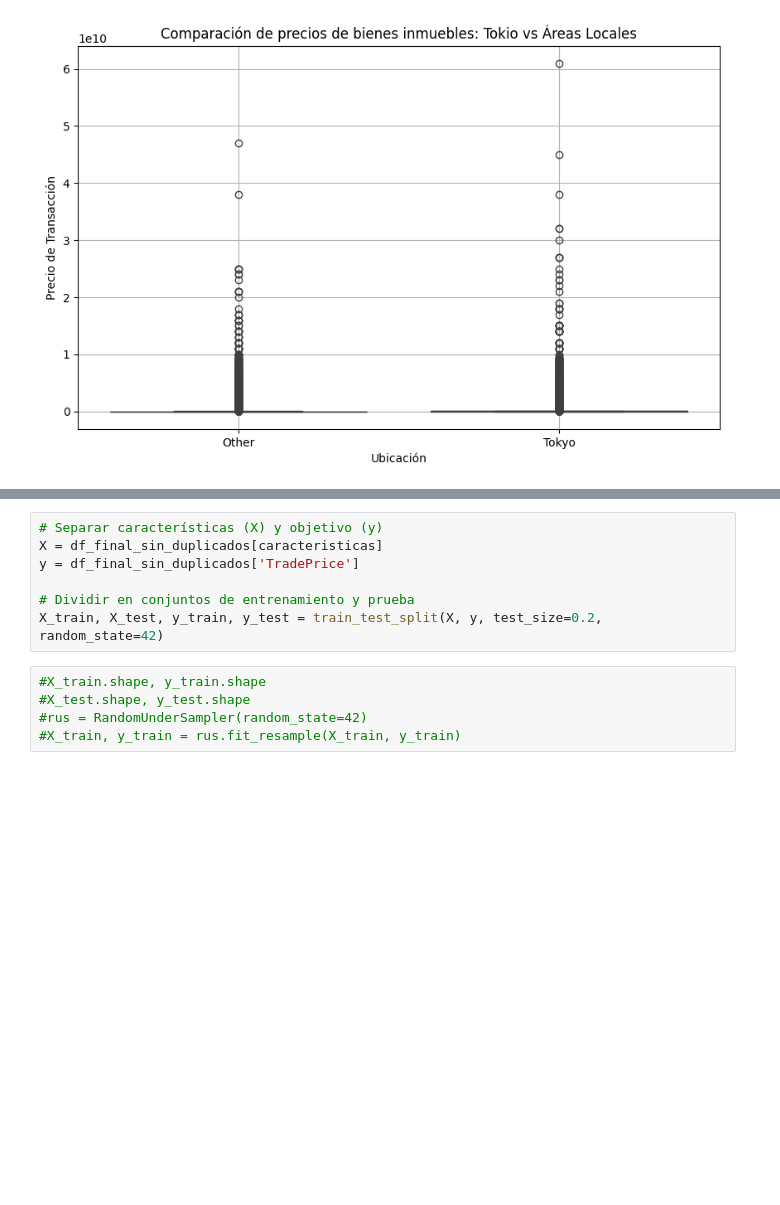
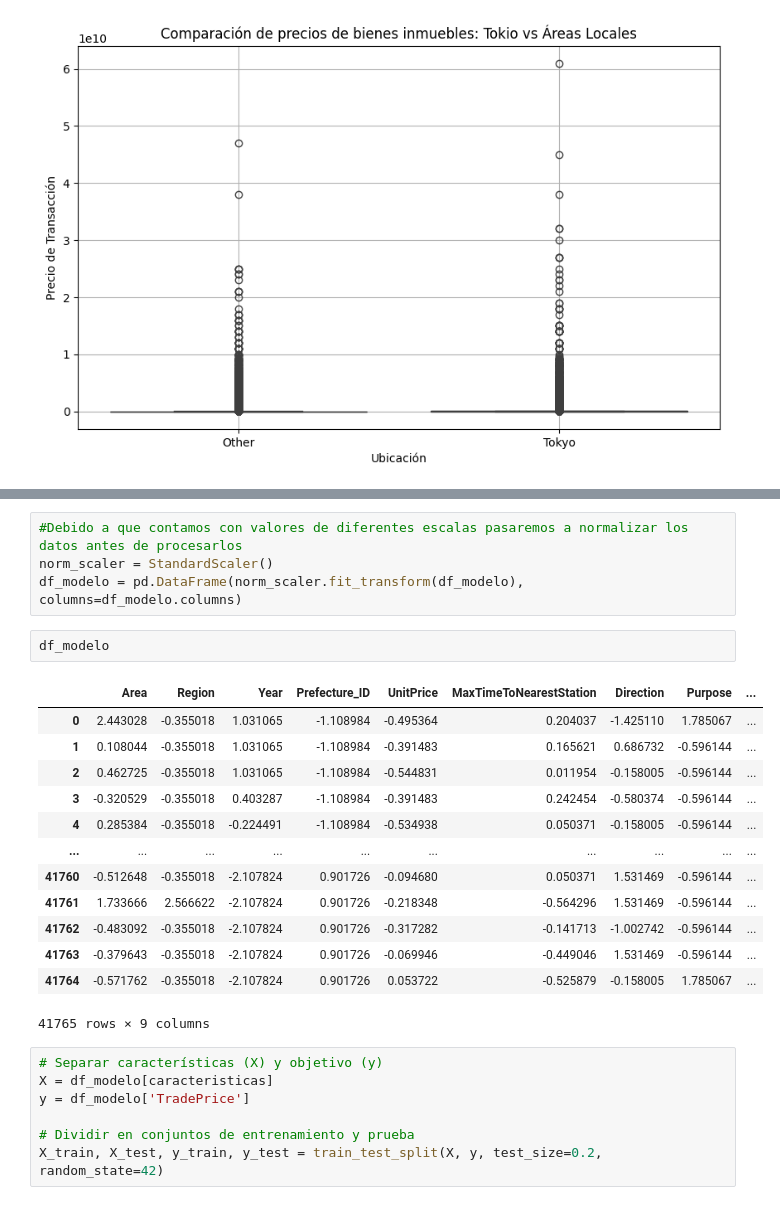
Before and after one commit to solangeroman/japanjapan_housing_data_housing_data, a Jupyter notebook: JAPAN_HOUSING.ipynb, the cells around one changed output, grey strips where cells are left out. Cells and saved outputs as stored; diff of their text form; blank space fills up the shorter version.

```diff
--- a/JAPAN_HOUSING.ipynb
+++ b/JAPAN_HOUSING.ipynb
@@ -218,12 +271,27 @@ df_final_sin_duplicados = df_final_sin_duplicados[caracteristicas + ['TradePrice
+# %%
+#Debido a que contamos con valores de diferentes escalas pasaremos a normalizar los datos antes de procesarlos
+norm_scaler = StandardScaler()
+df_modelo = pd.DataFrame(norm_scaler.fit_transform(df_modelo), columns=df_modelo.columns)
+# %%
+df_modelo
+# %% [output]
+|  | Area | Region | Year | Prefecture_ID | UnitPrice | MaxTimeToNearestStation | Direction | Purpose | ... |
+| 0 | 2.443028 | -0.355018 | 1.031065 | -1.108984 | -0.495364 | 0.204037 | -1.425110 | 1.785067 | ... |
+| 1 | 0.108044 | -0.355018 | 1.031065 | -1.108984 | -0.391483 | 0.165621 | 0.686732 | -0.596144 | ... |
+| 2 | 0.462725 | -0.355018 | 1.031065 | -1.108984 | -0.544831 | 0.011954 | -0.158005 | -0.596144 | ... |
+| 3 | -0.320529 | -0.355018 | 0.403287 | -1.108984 | -0.391483 | 0.242454 | -0.580374 | -0.596144 | ... |
+| 4 | 0.285384 | -0.355018 | -0.224491 | -1.108984 | -0.534938 | 0.050371 | -0.158005 | -0.596144 | ... |
+| ... | ... | ... | ... | ... | ... | ... | ... | ... | ... |
+| 41760 | -0.512648 | -0.355018 | -2.107824 | 0.901726 | -0.094680 | 0.050371 | 1.531469 | -0.596144 | ... |
+| 41761 | 1.733666 | 2.566622 | -2.107824 | 0.901726 | -0.218348 | -0.564296 | 1.531469 | -0.596144 | ... |
+| 41762 | -0.483092 | -0.355018 | -2.107824 | 0.901726 | -0.317282 | -0.141713 | -1.002742 | -0.596144 | ... |
+| 41763 | -0.379643 | -0.355018 | -2.107824 | 0.901726 | -0.069946 | -0.449046 | 1.531469 | -0.596144 | ... |
+| 41764 | -0.571762 | -0.355018 | -2.107824 | 0.901726 | 0.053722 | -0.525879 | -0.158005 | 1.785067 | ... |
+41765 rows × 9 columns
 # %%
 # Separar características (X) y objetivo (y)
-X = df_final_sin_duplicados[caracteristicas]
-y = df_final_sin_duplicados['TradePrice']
+X = df_modelo[caracteristicas]
+y = df_modelo['TradePrice']
 
 # Dividir en conjuntos de entrenamiento y prueba
 X_train, X_test, y_train, y_test = train_test_split(X, y, test_size=0.2, random_state=42)
-# %%
-#X_train.shape, y_train.shape
-#X_test.shape, y_test.shape
-#rus = RandomUnderSampler(random_state=42)
-#X_train, y_train = rus.fit_resample(X_train, y_train)
```
Also changed, not shown: parts of 29 cells of this notebook.
